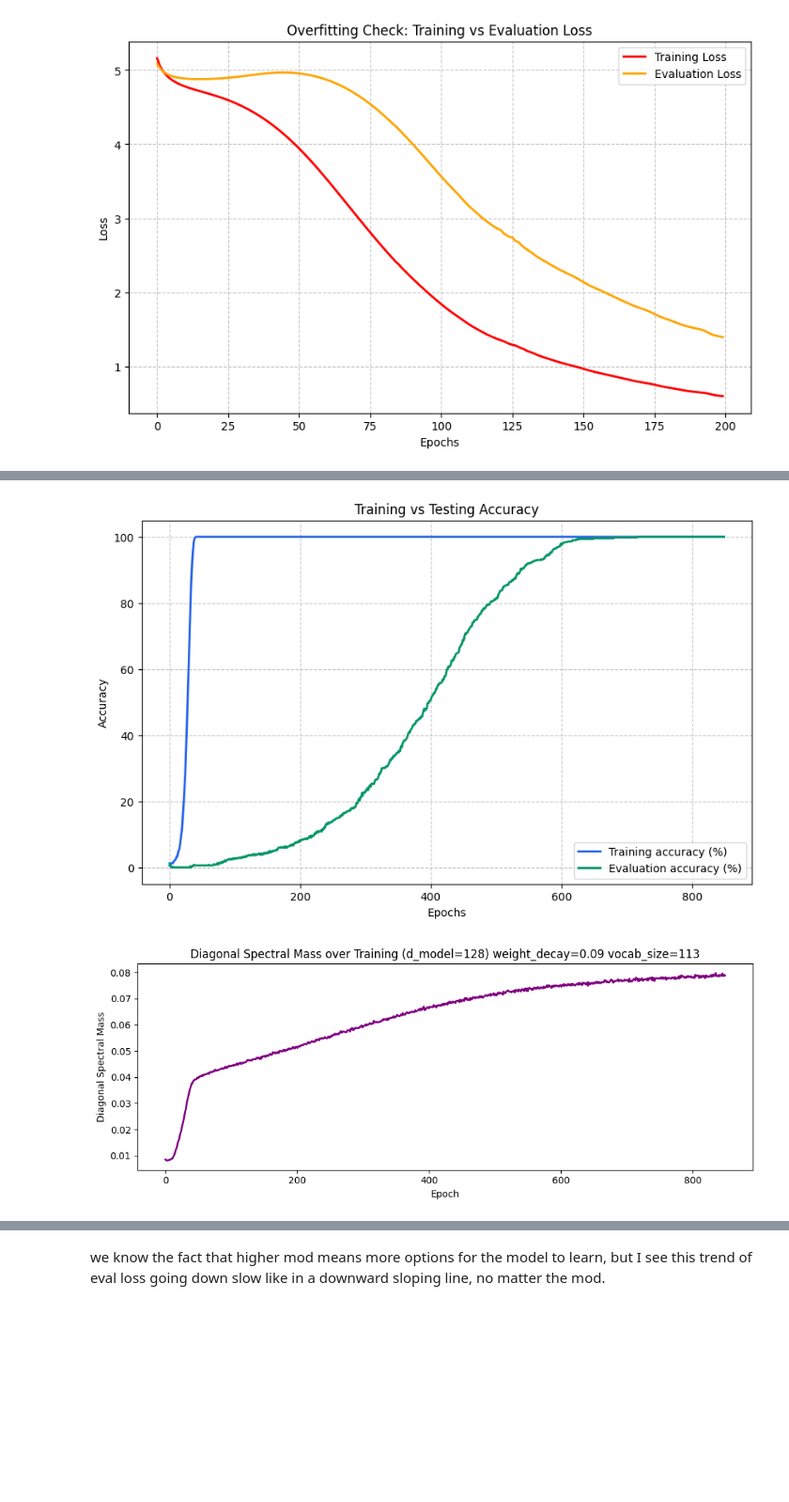
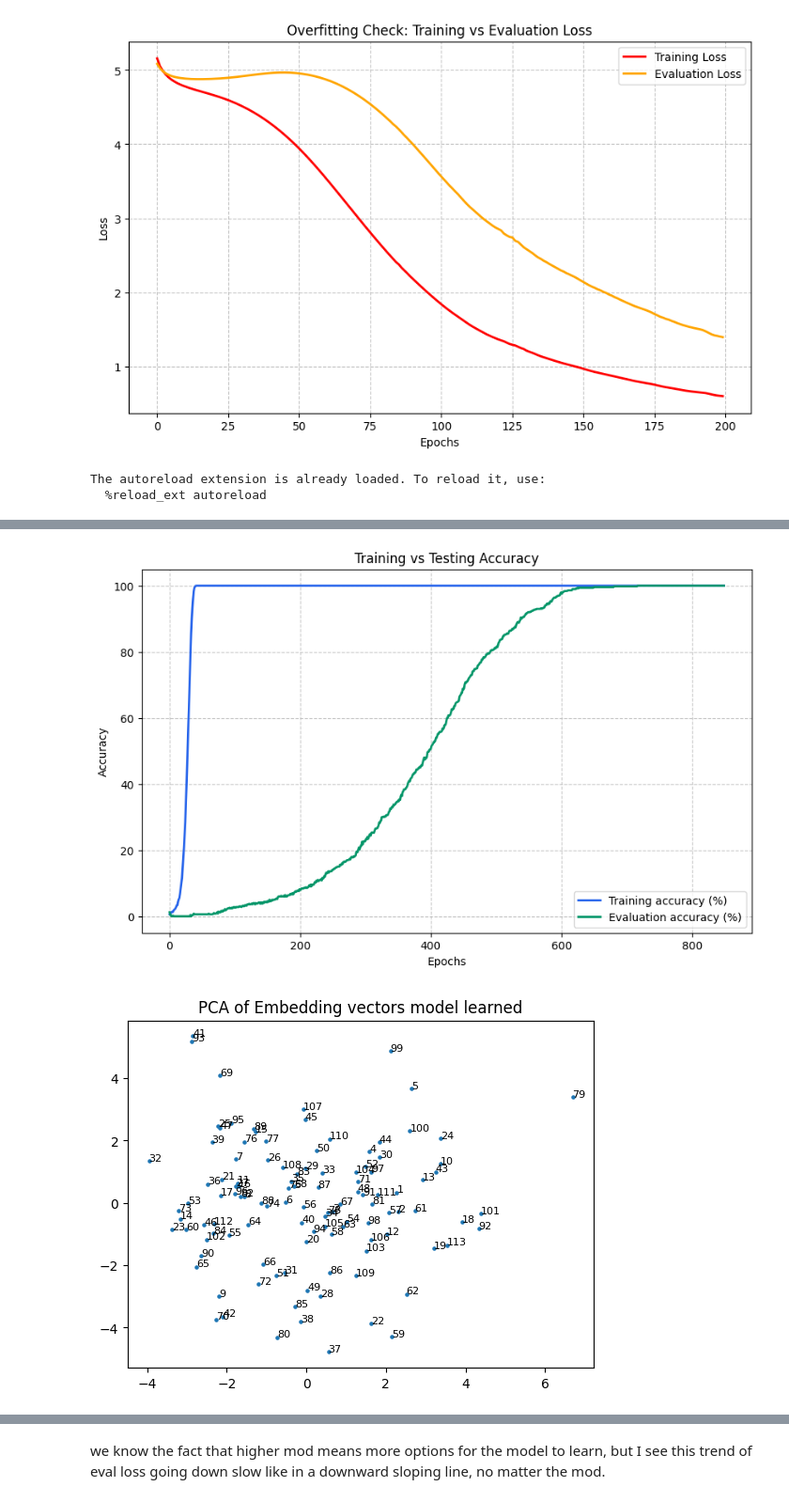
Before and after one commit to Aavash232311/Empirical-Analysis-of-Phase-Transitions-in-Transformer-Models-Using-Mechanistic-Interpretability, a Jupyter notebook: analysis/unseen_pairs_model_analyisis.ipynb, the cells around one changed output, grey strips where cells are left out. Shown at 94% size. Saved outputs shown, nothing was run; the diff lists cells and outputs as text; code cells hidden in the pictures; blank space fills up the shorter version.

Commit message:
Added: PCA of embedding vectors in model learned, and cumilative variance ratio

```diff
--- a/analysis/unseen_pairs_model_analyisis.ipynb
+++ b/analysis/unseen_pairs_model_analyisis.ipynb
@@ -37,6 +37,9 @@ None
 %load_ext autoreload
 %autoreload 2
 # %%
+%load_ext autoreload
+%autoreload 2
+
 import sys
 from pathlib import Path
 
@@ -48,7 +51,9 @@ sys.path.insert(0, str(PROJECT_ROOT))
 import os
 import torch
 import matplotlib.pyplot as plt
+from utils.explained_variance_ratio import explained_variance, pca_analysis
 from utils.explained_variance_ratio import overfitting_plot, accuracy_overdt
+from script.shell import MinimalTransformer
 
 
 
@@ -65,31 +70,39 @@ eval_accuracy_avg = checkpoint.get("total_accuracy")
 dimension = checkpoint.get("d_model")
 
 
 train_accuracy = checkpoint.get("train_accuracy")
 test_accuracy = checkpoint.get("test_accuracy")
 
 vocab_size = checkpoint.get("vocab_size")
 weight_decay = checkpoint.get("weight_decay")
 
 overfitting_plot(train_plot, eval_plot)
 
 accuracy_overdt(
     test_accuracy,
     train_accuracy
 )
 
 
+model = MinimalTransformer(vocab_size=vocab_size)
+
+
+pca_analysis(model=model, pc=4)
+explained_variance(full_path, model, pc=model.d_model)
+
 d_mass_history = checkpoint.get("d_mass")
 if d_mass_history:
 
     plt.figure(figsize=(10, 4))
     plt.plot(d_mass_history, color='purple', linewidth=2)
     plt.xlabel("Epoch")
     plt.ylabel("Diagonal Spectral Mass")
     plt.title(f"Diagonal Spectral Mass over Training (d_model={dimension}) weight_decay={weight_decay} vocab_size={vocab_size}")
     plt.tight_layout()
     plt.show()
 # %% [output]
+The autoreload extension is already loaded. To reload it, use:
+  %reload_ext autoreload
 [figure]
 [figure]
-[figure, old version]
+[figure, new version]
```
Also changed, not shown: parts of 1 cell of this notebook, 2 other files.
